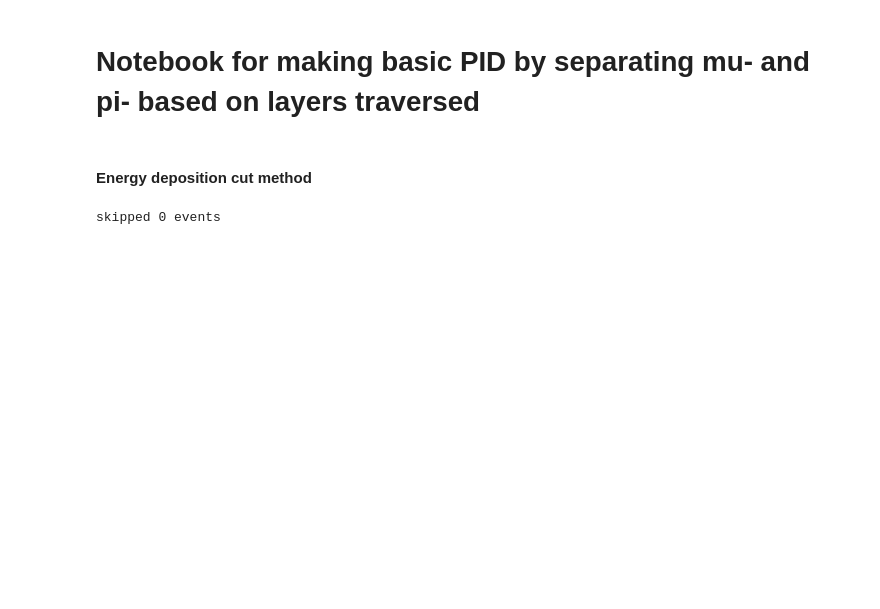
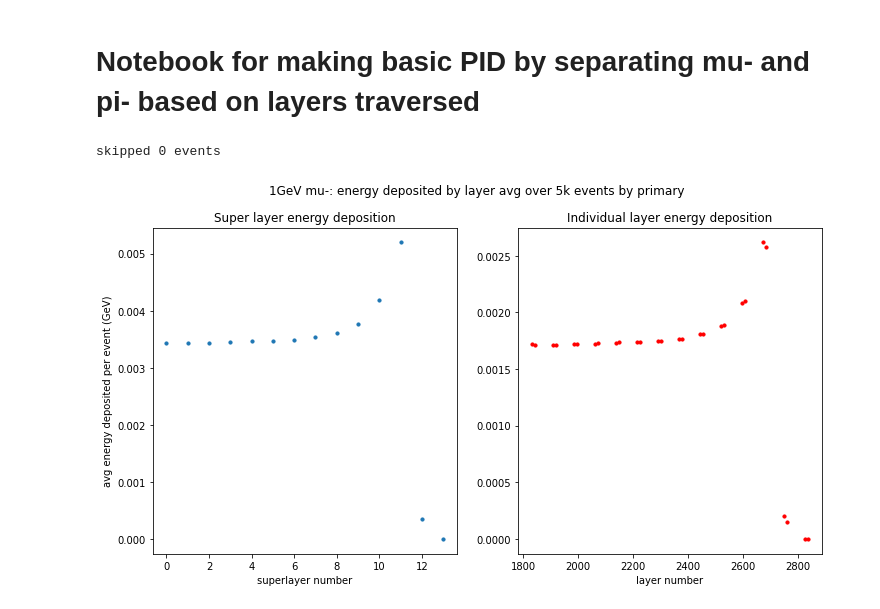
Before and after one commit to RowanKell/work_eic, a Jupyter notebook: macros/PID/PID.ipynb, the cells around one changed output. Cells and saved outputs as stored; diff of their text form; code cells hidden in the pictures; blank space fills up the shorter version.

```diff
--- a/macros/PID/PID.ipynb
+++ b/macros/PID/PID.ipynb
@@ -9,11 +3,27 @@ import matplotlib.pyplot as plot
+# %%
+# energy = 5
+energy = 1
+particle = "mu"
+# particle = "pi"
+scope = "primary"
+# scope = "all"
 # %%
-uproot_path = f"/cwork/rck32/eic/work_eic/root_files/June_11/mu_1GeV_10k.edm4hep.root:events"
+#imports
+import numpy as np
+import uproot as up
+import pandas as pd
+import matplotlib.pyplot as plot
+
+# uproot_path = f"/cwork/rck32/eic/work_eic/root_files/June_13/one_sector/pi_1GeV_2k.edm4hep.root:events"
+# uproot_path = f"/cwork/rck32/eic/work_eic/root_files/June_13/one_sector/pi_1GeV_2k.edm4hep.root:events"
+uproot_path = f"/cwork/rck32/eic/work_eic/root_files/June_13/one_sector/{particle}_{energy}GeV_2k.edm4hep.root:events"
 events = up.open(uproot_path)
 
 x_pos_branch = events["HcalBarrelHits/HcalBarrelHits.position.x"].array(library='np')
 EDep_branch = events["HcalBarrelHits.EDep"].array(library='np')
 Hits_MC_idx_branch = events["_HcalBarrelHits_MCParticle.index"].array(library='np')
 PDG_branch = events["MCParticles.PDG"].array(library='np')
+gen_status_branch = events["MCParticles.generatorStatus"].array(library='np')
 layer_map = [1830.8000, 1841.4000, 1907.5, 1918.1,1984.1999, 1994.8000, 2060.8999,2071.5,2137.6001,2148.1999,2214.3000,2224.8999,2291,2301.6001,2367.6999,2378.3000,2444.3999,2455,2521.1001,2531.6999,2597.8000,2608.3999,2674.5,2685.1001,2751.1999,2761.8000,2827.8999,2838.5]
 # %%
 def get_num_layers_traversed(x_pos):
@@ -25,35 +35,55 @@ def get_num_layers_traversed(x_pos):
             return layer_idx
     #if no layers hit, send error code
     return -1
-# %% [markdown]
-#### Energy deposition cut method
 # %%
+#### Energy deposition cut method
+
 #initialize list that we will fill with # of layers traversed for each event
 layers_traversed = []
 skip_count = 0
 #loop over each event
 layer_EDep = np.zeros(28)
 
 for event_idx in range(len(x_pos_branch)):
     event_x_pos = x_pos_branch[event_idx]
     event_layer_hits = []
     event_EDep = EDep_branch[event_idx]
+    layer_hit_bool = np.zeros(28)
     #for each event, loop over the particles to find mu/pi
     for hit_idx in range(len(event_x_pos)):
-        if(Hits_MC_idx_branch[event_idx][hit_idx] != 0):continue
+        if(scope == "primary" and (Hits_MC_idx_branch[event_idx][hit_idx] != 0)):
+            continue
         current_x_pos = event_x_pos[hit_idx]
         current_EDep = event_EDep[hit_idx]
         layer_hit = get_num_layers_traversed(current_x_pos)
+#         if(layer_hit_bool[hit_idx] == 1):
+#             continue
+#         layer_hit_bool[hit_idx] = 1
         if(layer_hit == -1):
             skip_count += 1
             continue
         layer_EDep[layer_hit] += current_EDep
 super_layer_EDep = np.zeros(14)
 for i in range(len(layer_EDep)):
     super_layer_num = int(np.floor(i / 2))
     super_layer_EDep[super_layer_num] += layer_EDep[i]
 super_layer_EDep = super_layer_EDep / len(x_pos_branch)
 layer_EDep = layer_EDep / len(x_pos_branch)
 print(f"skipped {skip_count} events")
+
+fig,(ax1,ax2) = plot.subplots(1,2,figsize=(12,6))
+fig.suptitle(f"{energy}GeV {particle}-: energy deposited by layer avg over 5k events by {scope}")
+ax1.set_title("Super layer energy deposition")
+ax2.set_title("Individual layer energy deposition")
+
+ax1.set_xlabel("superlayer number")
+ax2.set_xlabel("layer number")
+
+ax1.set_ylabel("avg energy deposited per event (GeV)")
+ax1.scatter(range(14),super_layer_EDep,10)
+ax2.scatter(layer_map,layer_EDep,10,color = 'r',marker='o')
+fig.show()
+fig.savefig(f"plots/June_13/avg_event_dep/{particle}_{energy}GeV_{scope}.jpeg")
 # %% [output]
 skipped 0 events
+[figure, added]
```
Also changed, not shown: parts of 7 cells of this notebook, 23 other files.
